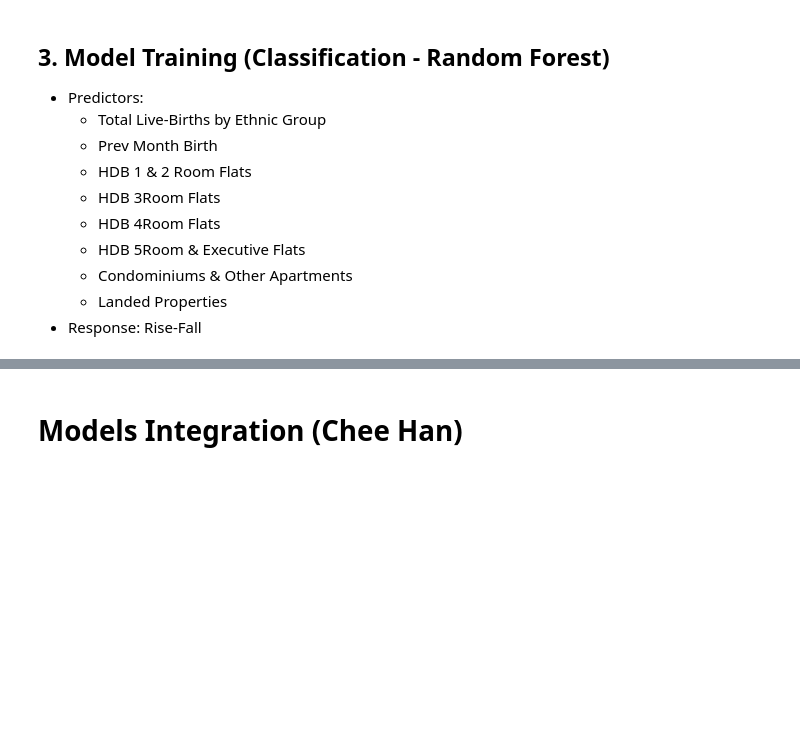
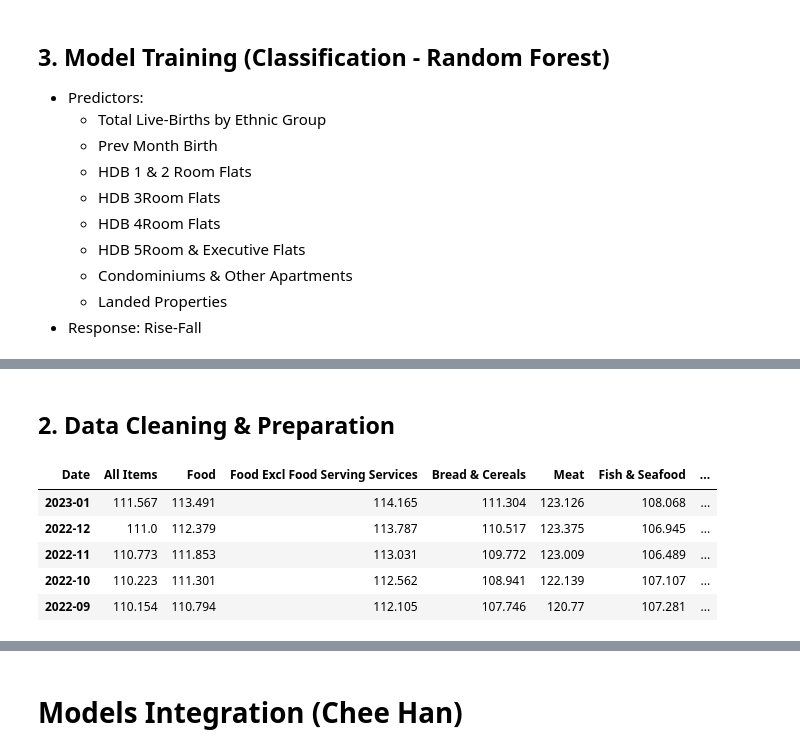
Before and after one commit to SleepHan/SC1015-Mini-Project, a Jupyter notebook: Main Analysis.ipynb, the cells around one changed output, grey strips where cells are left out. Drawn from its saved outputs; the diff is of its cells as text; code cells hidden in the pictures; blank space fills up the shorter version.

```diff
--- a/Main Analysis.ipynb
+++ b/Main Analysis.ipynb
@@ -975,0 +1039,20 @@ incomeMod = results[0][-1]
+# %% [markdown]
+## 2. Data Cleaning & Preparation
+# %%
+#set data series as index and convert to date time
+cpi = cpi.rename(columns = {'Data Series':'Date'})
+cpi.set_index('Date',inplace=True)
+cpi = cpi.rename(columns=lambda x: x.strip())
+cpi.columns = pd.DatetimeIndex(cpi.columns).to_period('M')
+
+cpi = cpi.T
+cpi = cpi.rename(columns=lambda x: x.strip())
+cpi = cpi.reindex()
+cpi.head()
+# %% [output]
+| Date | All Items | Food | Food Excl Food Serving Services | Bread & Cereals | Meat | Fish & Seafood | ... |
+| 2023-01 | 111.567 | 113.491 | 114.165 | 111.304 | 123.126 | 108.068 | ... |
+| 2022-12 | 111.0 | 112.379 | 113.787 | 110.517 | 123.375 | 106.945 | ... |
+| 2022-11 | 110.773 | 111.853 | 113.031 | 109.772 | 123.009 | 106.489 | ... |
+| 2022-10 | 110.223 | 111.301 | 112.562 | 108.941 | 122.139 | 107.107 | ... |
+| 2022-09 | 110.154 | 110.794 | 112.105 | 107.746 | 120.77 | 107.281 | ... |
```
Also changed, not shown: parts of 18 cells of this notebook, 1 other file.
